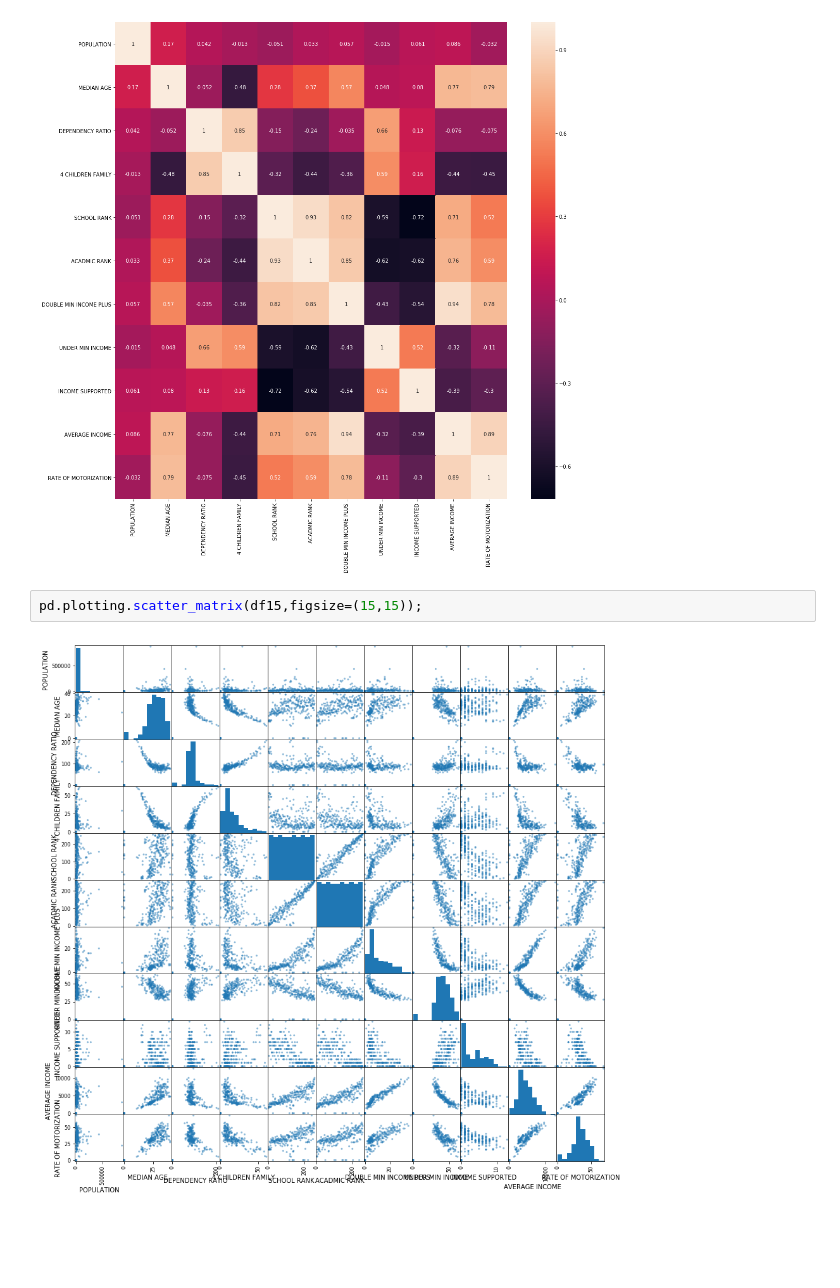
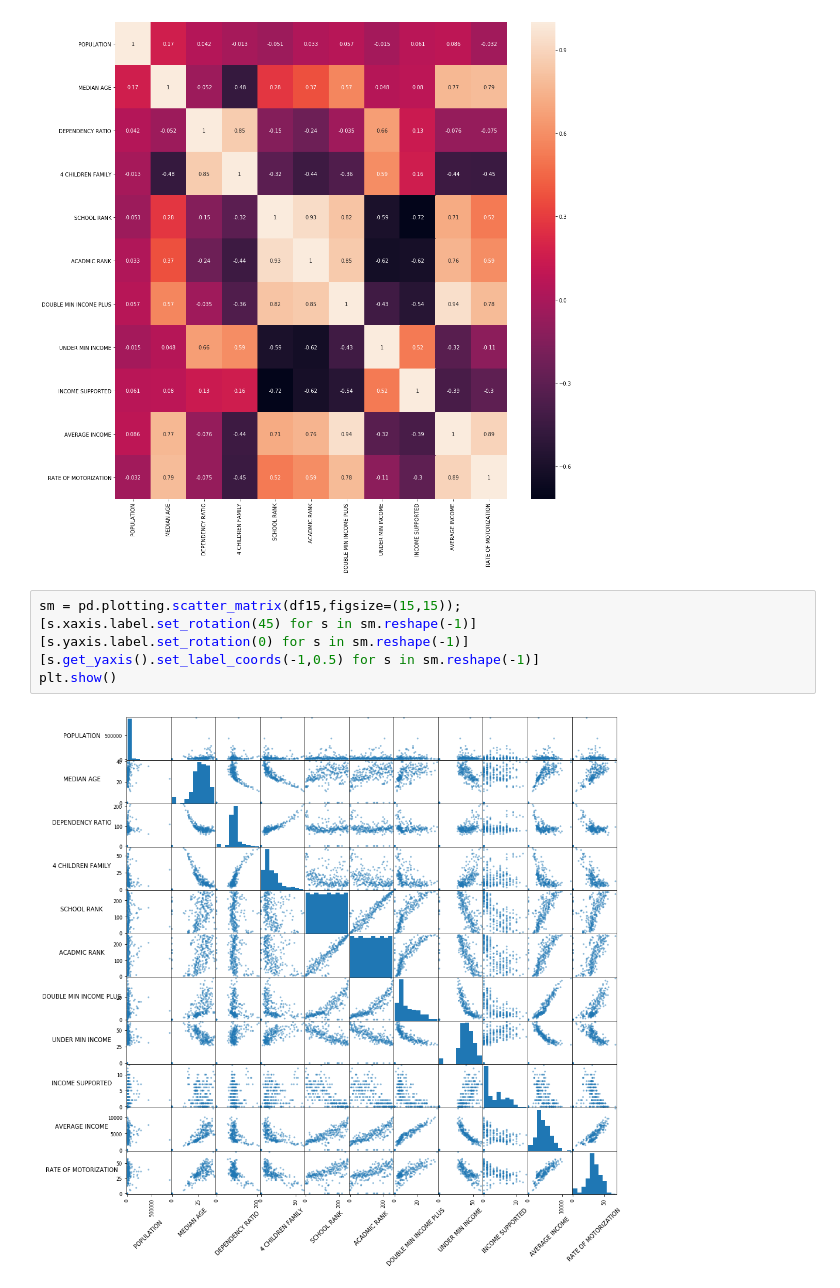
Before and after one commit to alexeyvasy/knesset-elections, a Jupyter notebook: parse_stats_to_csv.ipynb, the cells around one changed output. Drawn from its saved outputs; the diff is of its cells as text; blank space fills up the shorter version.

```diff
--- a/parse_stats_to_csv.ipynb
+++ b/parse_stats_to_csv.ipynb
@@ -90,8 +77,12 @@ plt.figure(figsize = (17,17))
 sb.heatmap(df15.corr(), annot=True);
 # %% [output]
 [figure]
-# %%
-pd.plotting.scatter_matrix(df15,figsize=(15,15));
-# %% [output]
-[figure, removed]
+# %%
+sm = pd.plotting.scatter_matrix(df15,figsize=(15,15));
+[s.xaxis.label.set_rotation(45) for s in sm.reshape(-1)]
+[s.yaxis.label.set_rotation(0) for s in sm.reshape(-1)]
+[s.get_yaxis().set_label_coords(-1,0.5) for s in sm.reshape(-1)]
+plt.show()
+# %% [output]
+[figure, added]
 # %%
```
Also changed, not shown: parts of 15 cells of this notebook.
